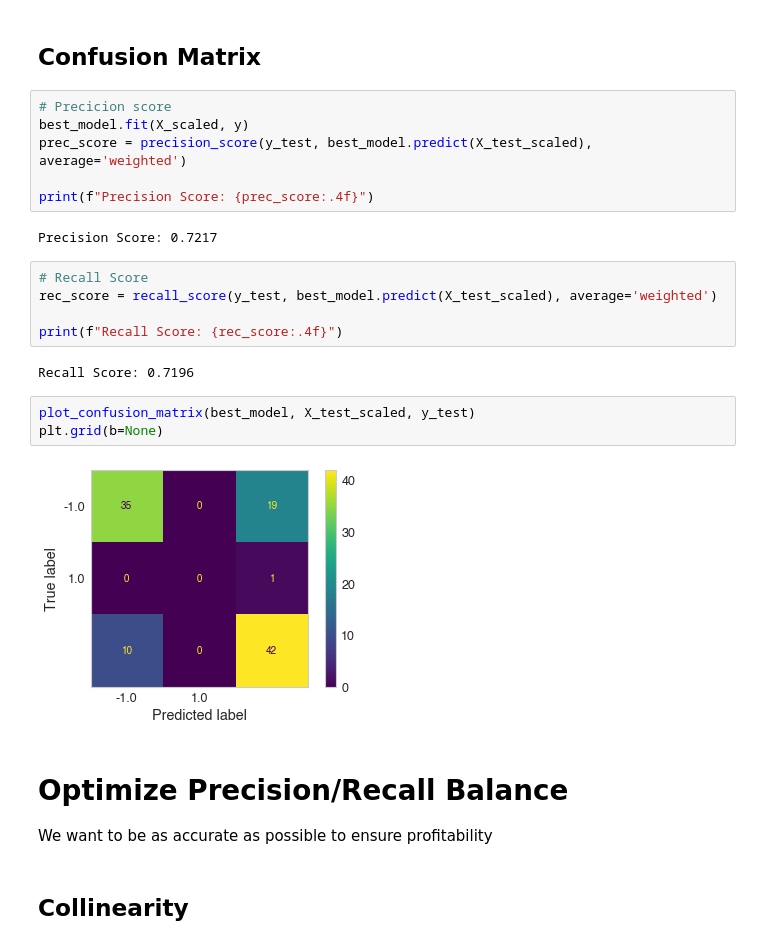
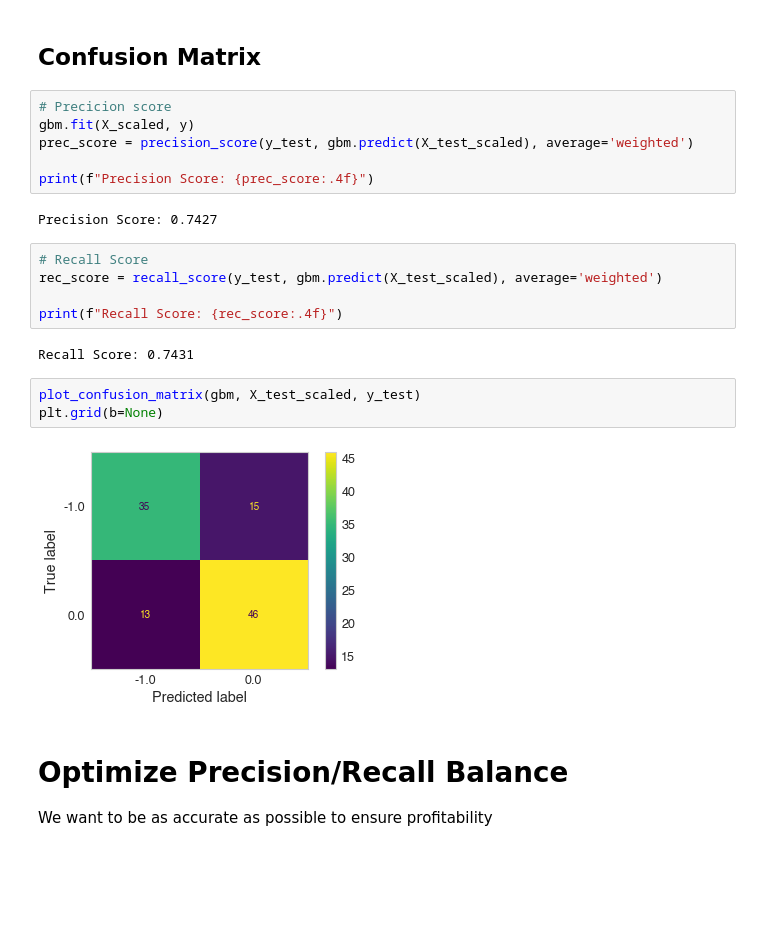
Before and after one commit to 18182324/wsb-sentiment-analysis, a Jupyter notebook: model.ipynb, the cells around one changed output. Cells and saved outputs as stored; diff of their text form; blank space fills up the shorter version.

```diff
--- a/model.ipynb
+++ b/model.ipynb
@@ -451,27 +454,25 @@ XGBoost mean scores: 0.7898
 ## Confusion Matrix
 # %%
 # Precicion score
-best_model.fit(X_scaled, y)
-prec_score = precision_score(y_test, best_model.predict(X_test_scaled), average='weighted')
+gbm.fit(X_scaled, y)
+prec_score = precision_score(y_test, gbm.predict(X_test_scaled), average='weighted')
 
 print(f"Precision Score: {prec_score:.4f}")
 # %% [output]
-Precision Score: 0.7217
+Precision Score: 0.7427
 # %%
 # Recall Score
-rec_score = recall_score(y_test, best_model.predict(X_test_scaled), average='weighted')
+rec_score = recall_score(y_test, gbm.predict(X_test_scaled), average='weighted')
 
 print(f"Recall Score: {rec_score:.4f}")
 # %% [output]
-Recall Score: 0.7196
+Recall Score: 0.7431
 # %%
-plot_confusion_matrix(best_model, X_test_scaled, y_test)
+plot_confusion_matrix(gbm, X_test_scaled, y_test)
 plt.grid(b=None)
 # %% [output]
-[figure, old version]
+[figure, new version]
 # %% [markdown]
 # Optimize Precision/Recall Balance
 
 We want to be as accurate as possible to ensure profitability
-# %% [markdown]
-## Collinearity
```
Also changed, not shown: parts of 19 cells of this notebook, 2 other files.
